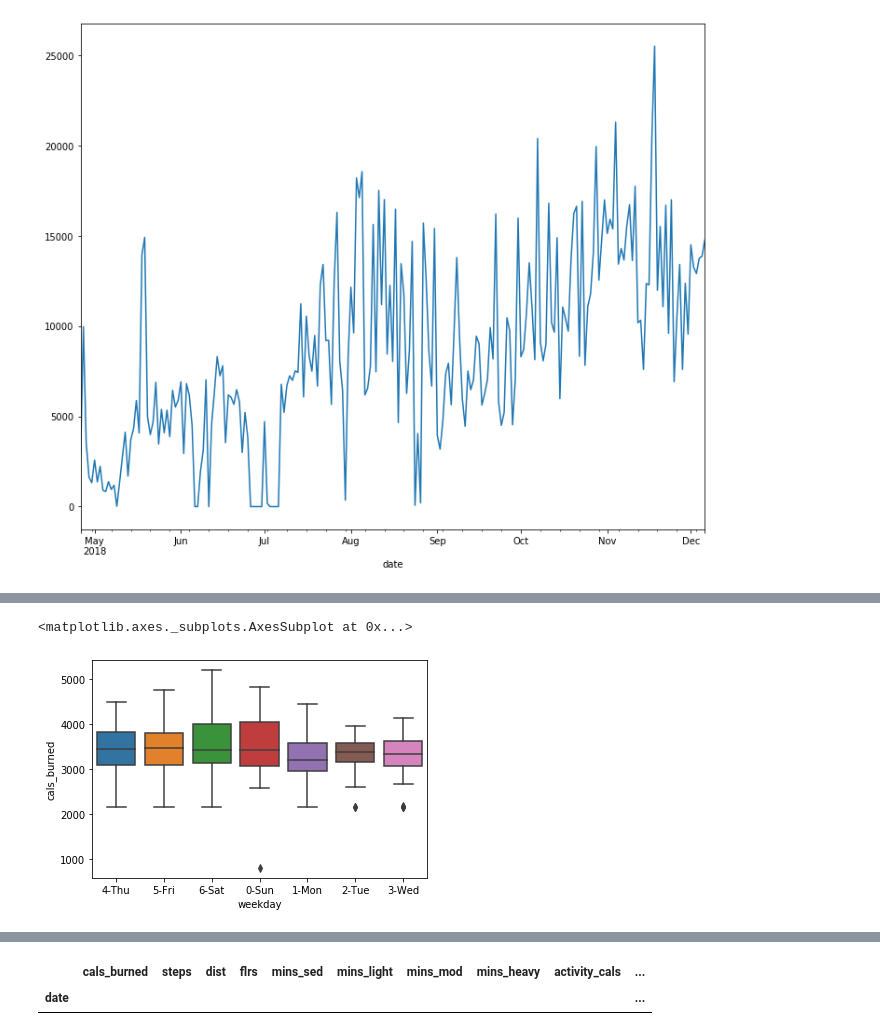
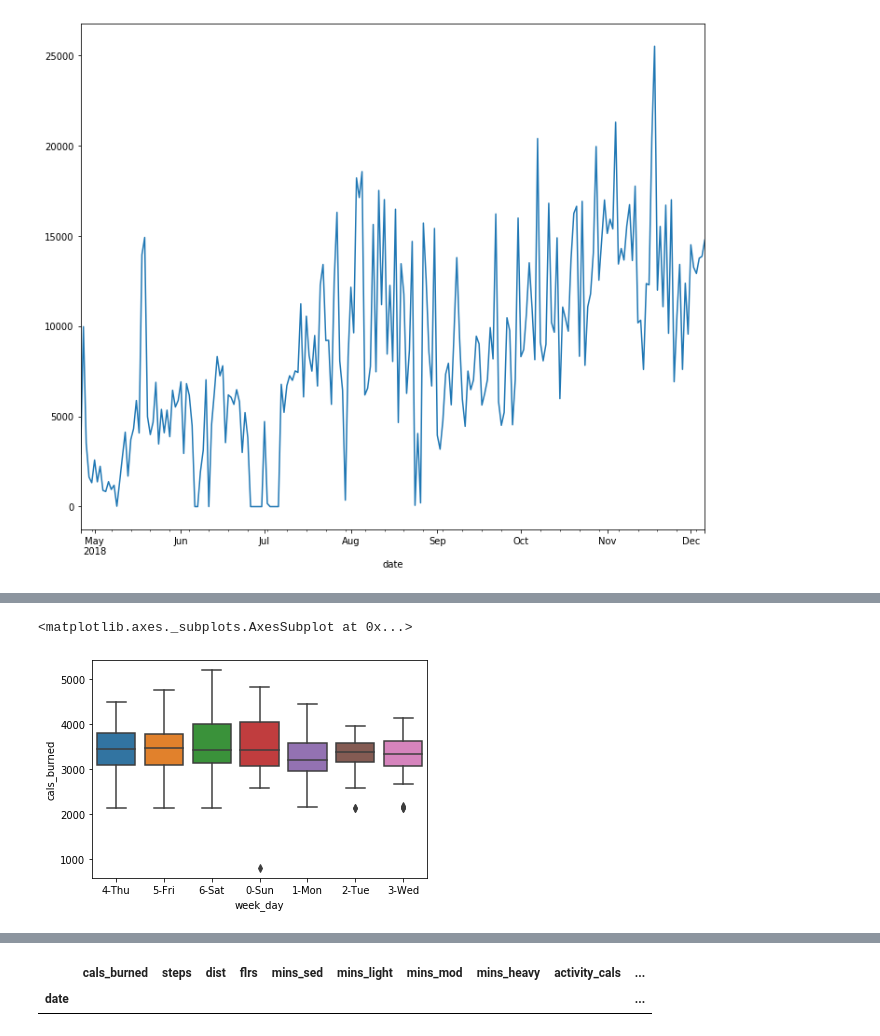
Before and after one commit to DoubleStufERoe/BayesP05_Fitbit, a Jupyter notebook: fitbit_kworking.ipynb, the cells around one changed output, grey strips where cells are left out. Drawn from its saved outputs; the diff is of its cells as text; code cells hidden in the pictures.

```diff
--- a/fitbit_kworking.ipynb
+++ b/fitbit_kworking.ipynb
@@ -305,6 +355,6 @@ show_plots(dfwd)
 # %%
-sns.boxplot(data=df,x='weekday',y='cals_burned')
+sns.boxplot(data=df,x='week_day',y='cals_burned')
 # %% [output]
 <matplotlib.axes._subplots.AxesSubplot at 0x...>
-[figure, old version]
+[figure, new version]
 # %%
```
Also changed, not shown: parts of 30 cells of this notebook, 1 other file.
